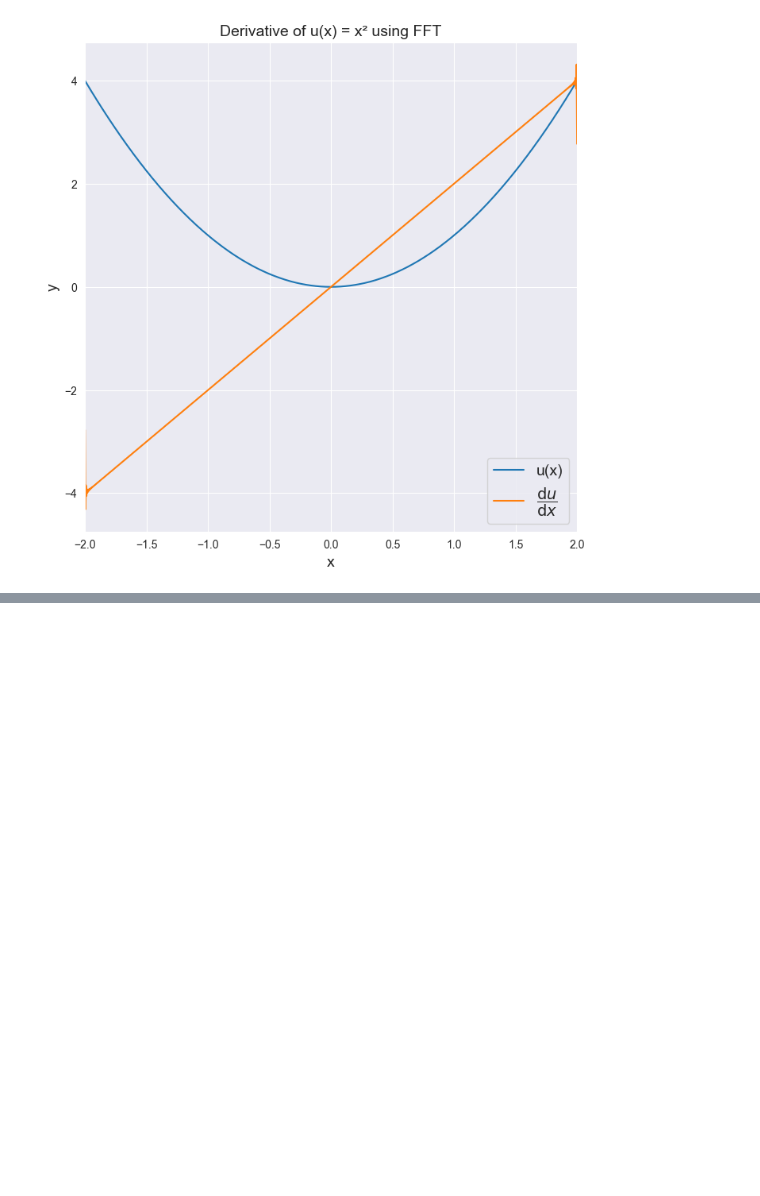
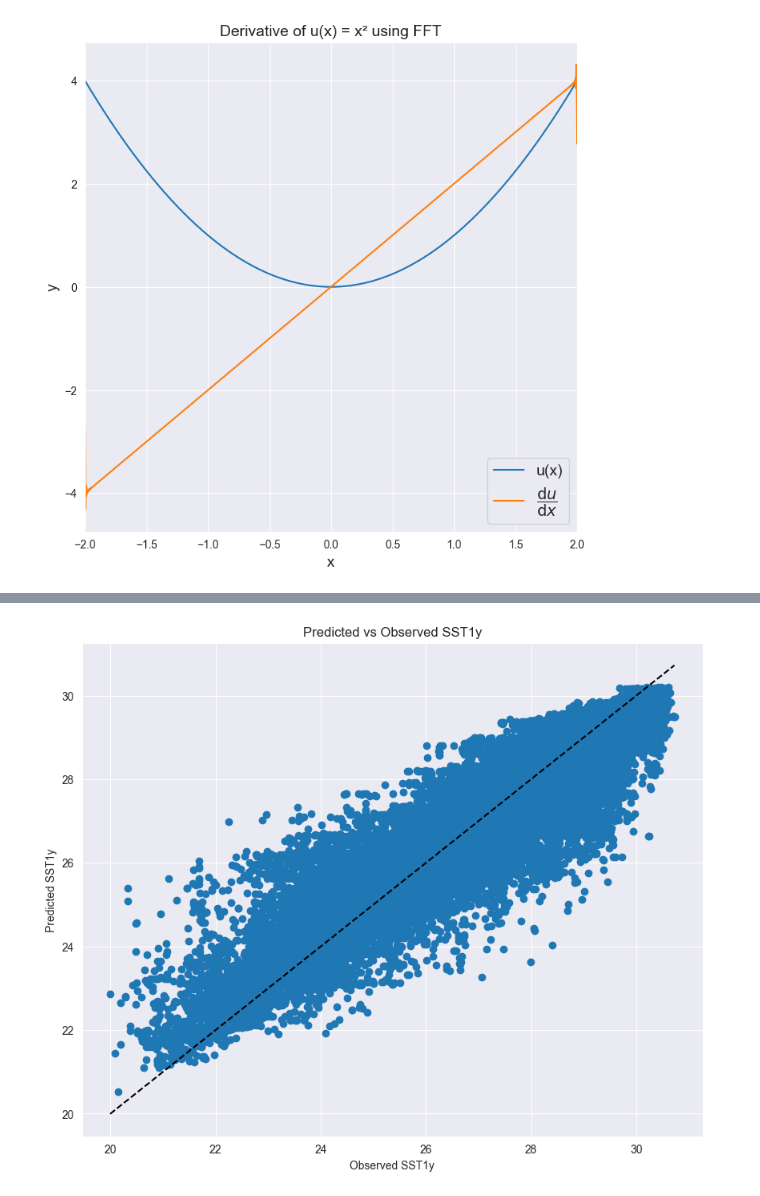
Before and after one commit to ChaPop870/63-527-Data-Analysis-of-Atm-and-Oce-using-Python-Labs, a Jupyter notebook: Lab-Report-2/Lab Report 4.ipynb, the cells around one changed output, grey strips where cells are left out. Cells and saved outputs as stored; diff of their text form; code cells hidden in the pictures; blank space fills up the shorter version.

```diff
--- a/Lab-Report-2/Lab Report 4.ipynb
+++ b/Lab-Report-2/Lab Report 4.ipynb
@@ -170,0 +349,85 @@ plt.show()
+# %%
+from pathlib import Path
+
+import matplotlib.pyplot as plt
+import numpy as np
+import pandas as pd
+from sklearn.impute import SimpleImputer
+from sklearn.metrics import root_mean_squared_error, r2_score
+from sklearn.model_selection import train_test_split
+from sklearn.ensemble import RandomForestRegressor
+
+
+data_path = Path("elnino-80-98.csv")
+
+df = pd.read_csv(data_path)
+
+print(f"{data_path} successfully loaded.")
+
+# Drop rows with missing "SST1y".
+df1 = df.dropna(subset=["SST1y"])
+
+Y = df1["SST1y"]
+
+df1 = df1.drop(["Observation", "Year", "Month", "Day", "Date", "Meridional_Winds", "SST1y", "SST3m"], axis=1)
+
+X1 = pd.get_dummies(df1)
+
+print("Rows dropped and get_dummies successful.")
+
+
+# Replace missing values with the mean.
+strategy = "mean"
+imp = SimpleImputer(missing_values=np.nan, strategy=strategy)
+X = imp.fit_transform(X1)
+
+print(f"Imputating successful using the strategy {strategy}.")
+
+
+# Train the model.
+train_X, test_X, train_Y, test_Y = train_test_split(
+    X,
+    Y,
+    test_size=0.25,
+    random_state=42,
+)
+
+RF = RandomForestRegressor(
+    n_estimators=200,
+    max_depth=10,
+    random_state=42
+)
+
+RF.fit(train_X, train_Y)
+
+print("Random Forest Regressor model model successful.")
+
+y_pred = RF.predict(test_X)
+
+print("\nTraining score:", RF.score(train_X,train_Y))
+print("Testing score:", RF.score(test_X, test_Y))
+
+rmse = root_mean_squared_error(test_Y, y_pred)
+r2 = r2_score(test_Y, y_pred)
+
+print(f"Root Mean Squared Error: {rmse}.")
+print(f"R² Score: {r2}.")
+
+
+# Plotting
+fig, ax = plt.subplots(figsize=(10, 8))
+ax.scatter(test_Y, y_pred)
+
+ax.set_xlabel("Observed SST1y")
+ax.set_ylabel("Predicted SST1y")
+ax.set_title("Predicted vs Observed SST1y")
+
+ax.plot(
+    [test_Y.min(), test_Y.max()],
+    [test_Y.min(), test_Y.max()],
+    "k--",
+    label="1:1 line",
+)
+
+plt.show()
+# %% [output]
@@ -170,0 +443 @@ plt.show()
+[figure, added]
```
Also changed, not shown: parts of 10 cells of this notebook, 3 other files.
